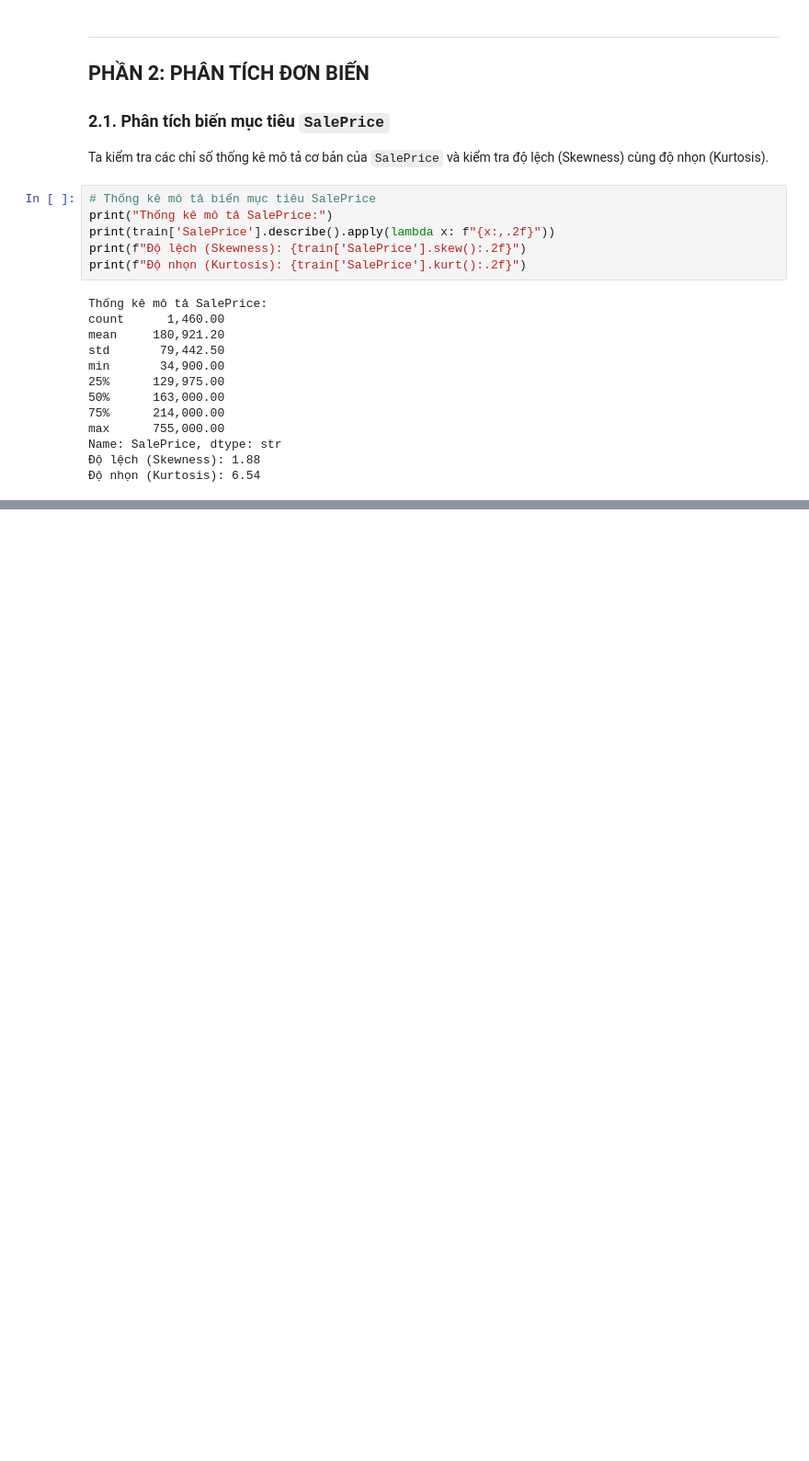
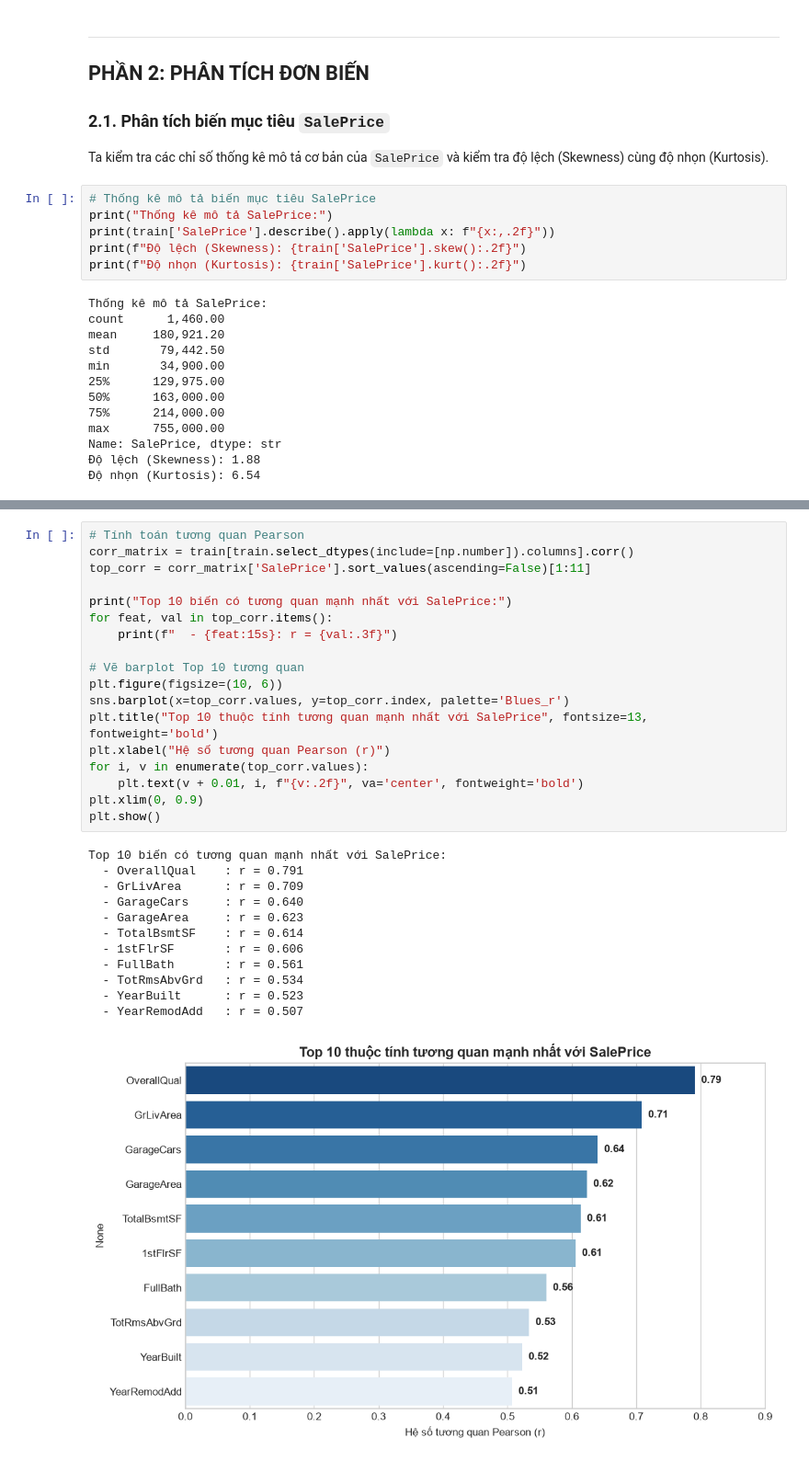
Before and after one commit to JaseSous/ml_group, a Jupyter notebook: Lab/Lab03/Lab03_EDA_house_prices.ipynb, the cells around one changed output, grey strips where cells are left out. Shown at 92% size. Cells and saved outputs as stored; diff of their text form; blank space fills up the shorter version.

```diff
--- a/Lab/Lab03/Lab03_EDA_house_prices.ipynb
+++ b/Lab/Lab03/Lab03_EDA_house_prices.ipynb
@@ -99,0 +147,31 @@ Name: SalePrice, dtype: str
+# %%
+# Tính toán tương quan Pearson
+corr_matrix = train[train.select_dtypes(include=[np.number]).columns].corr()
+top_corr = corr_matrix['SalePrice'].sort_values(ascending=False)[1:11]
+
+print("Top 10 biến có tương quan mạnh nhất với SalePrice:")
+for feat, val in top_corr.items():
+    print(f"  - {feat:15s}: r = {val:.3f}")
+
+# Vẽ barplot Top 10 tương quan
+plt.figure(figsize=(10, 6))
+sns.barplot(x=top_corr.values, y=top_corr.index, palette='Blues_r')
+plt.title("Top 10 thuộc tính tương quan mạnh nhất với SalePrice", fontsize=13, fontweight='bold')
+plt.xlabel("Hệ số tương quan Pearson (r)")
+for i, v in enumerate(top_corr.values):
+    plt.text(v + 0.01, i, f"{v:.2f}", va='center', fontweight='bold')
+plt.xlim(0, 0.9)
+plt.show()
+# %% [output]
+Top 10 biến có tương quan mạnh nhất với SalePrice:
+  - OverallQual    : r = 0.791
+  - GrLivArea      : r = 0.709
+  - GarageCars     : r = 0.640
+  - GarageArea     : r = 0.623
+  - TotalBsmtSF    : r = 0.614
+  - 1stFlrSF       : r = 0.606
+  - FullBath       : r = 0.561
+  - TotRmsAbvGrd   : r = 0.534
+  - YearBuilt      : r = 0.523
+  - YearRemodAdd   : r = 0.507
+[figure, added]
```
Also changed, not shown: parts of 7 cells of this notebook.
